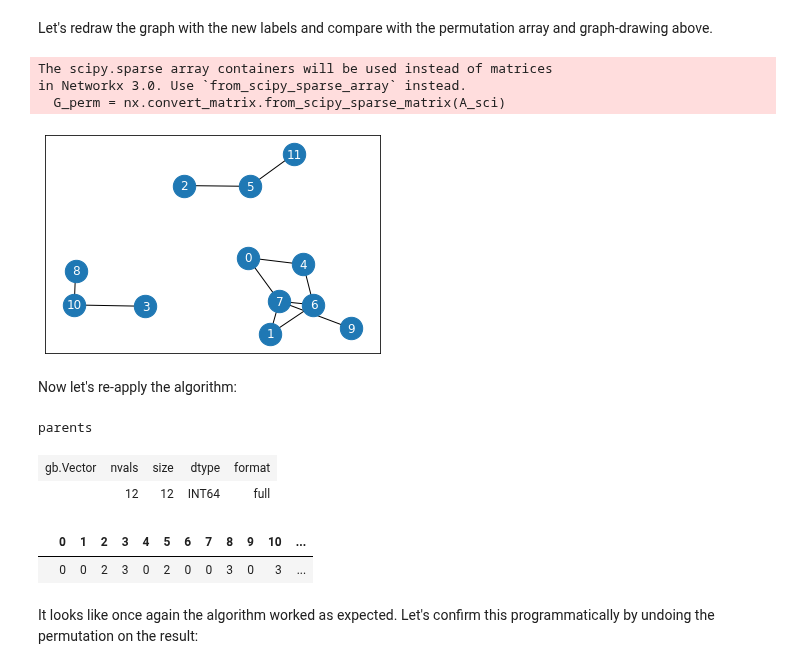
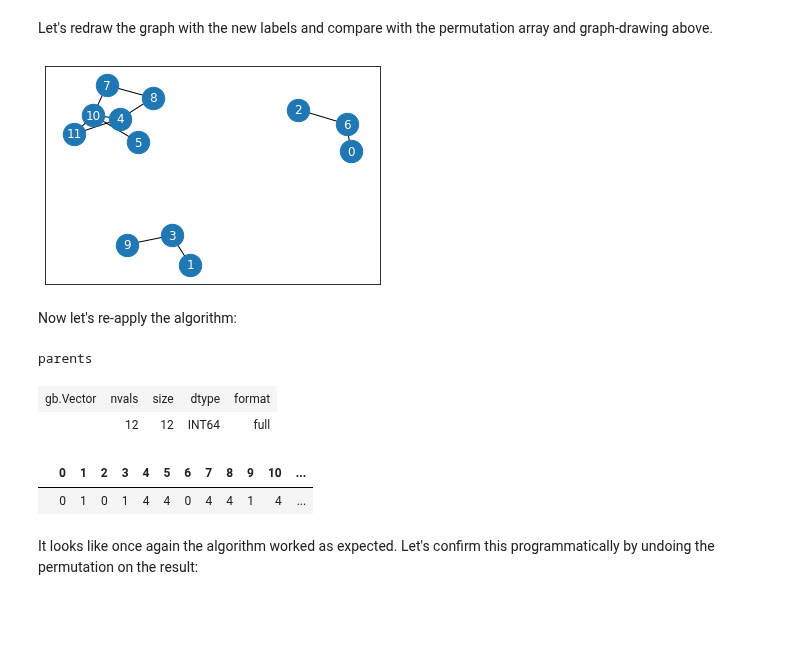
Before and after one commit to python-graphblas/python-graphblas, a Jupyter notebook: notebooks/Connected Components -- FastSV.ipynb, the cells around one changed output. Saved outputs shown, nothing was run; the diff lists cells and outputs as text; code cells hidden in the pictures; blank space fills up the shorter version.

```diff
--- a/notebooks/Connected Components -- FastSV.ipynb
+++ b/notebooks/Connected Components -- FastSV.ipynb
@@ -24,12 +24,12 @@ row_col = np.array(
 rows, cols = row_col
 data = np.full_like(rows, fill_value=1)
 # %%
-A = coo_matrix((data, (rows, cols)), shape=(12, 12)).tolil()
+A = coo_array((data, (rows, cols)), shape=(12, 12)).tolil()
 A[cols, rows] = A[rows, cols]  # symmetrize matrix
 A = A.tocoo()
 # %%
 # Draw A using spring layout which may even reveal the connected components
-G = nx.convert_matrix.from_scipy_sparse_matrix(A)
+G = nx.convert_matrix.from_scipy_sparse_array(A)
 layout = nx.drawing.layout.spring_layout(G, k=0.6, scale=1, threshold=1e-10)
 nx.draw_networkx(G, with_labels=True, node_size=500, font_color="w", pos=layout)
 # %% [output]
@@ -40,5 +37,5 @@ in Networkx 3.0. Use `from_scipy_sparse_array` instead.
 # %%
-A = gio.from_scipy_sparse_matrix(A, name="A")
+A = gio.from_scipy_sparse(A, name="A")
 # Size of the sparse matrix is 12x12 with 22 non-zero elements of type INT64
 # %%
 A
@@ -337,15 +334,12 @@ AA << P.T @ A @ P
 # %% [markdown]
 Let's redraw the graph with the new labels and compare with the permutation array and graph-drawing above.
 # %%
-A_sci = gio.to_scipy_sparse_matrix(AA, format="csr")
-G_perm = nx.convert_matrix.from_scipy_sparse_matrix(A_sci)
+A_sci = gio.to_scipy_sparse(AA, format="csr")
+G_perm = nx.convert_matrix.from_scipy_sparse_array(A_sci)
 layout_perm = {p[k]: layout[k] for k in layout}
 nx.draw_networkx(G_perm, with_labels=True, node_size=500, font_color="w", pos=layout_perm)
 # %% [output]
-The scipy.sparse array containers will be used instead of matrices
-in Networkx 3.0. Use `from_scipy_sparse_array` instead.
-  G_perm = nx.convert_matrix.from_scipy_sparse_matrix(A_sci)
-[figure, old version]
+[figure, new version]
 # %% [markdown]
 Now let's re-apply the algorithm:
 # %%
@@ -356,7 +350,7 @@ parents
 | gb.Vector | nvals | size | dtype | format |
 |  | 12 | 12 | INT64 | full |
 |  | 0 | 1 | 2 | 3 | 4 | 5 | 6 | 7 | 8 | 9 | 10 | ... |
-|  | 0 | 0 | 2 | 3 | 0 | 2 | 0 | 0 | 3 | 0 | 3 | ... |
+|  | 0 | 1 | 0 | 1 | 4 | 4 | 0 | 4 | 4 | 1 | 4 | ... |
 # %% [markdown]
 It looks like once again the algorithm worked as expected.  Let's confirm this programmatically by undoing the permutation on the result:
 # %%
```
Also changed, not shown: parts of 9 cells of this notebook, 6 other files.
